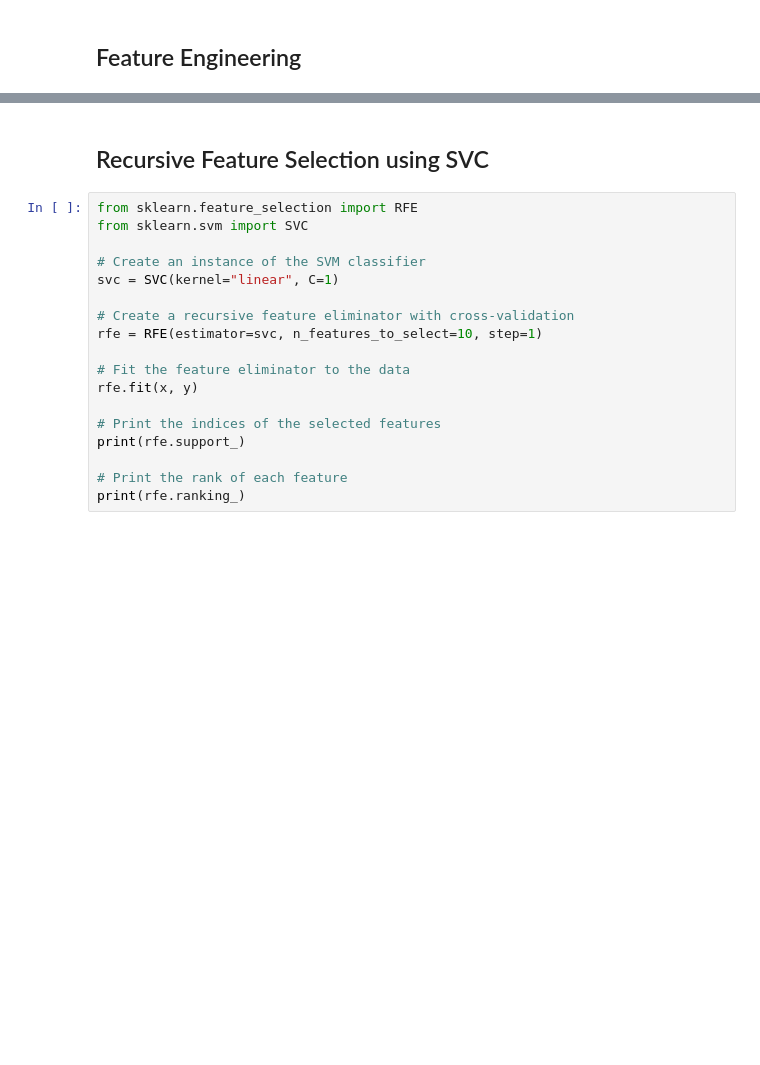
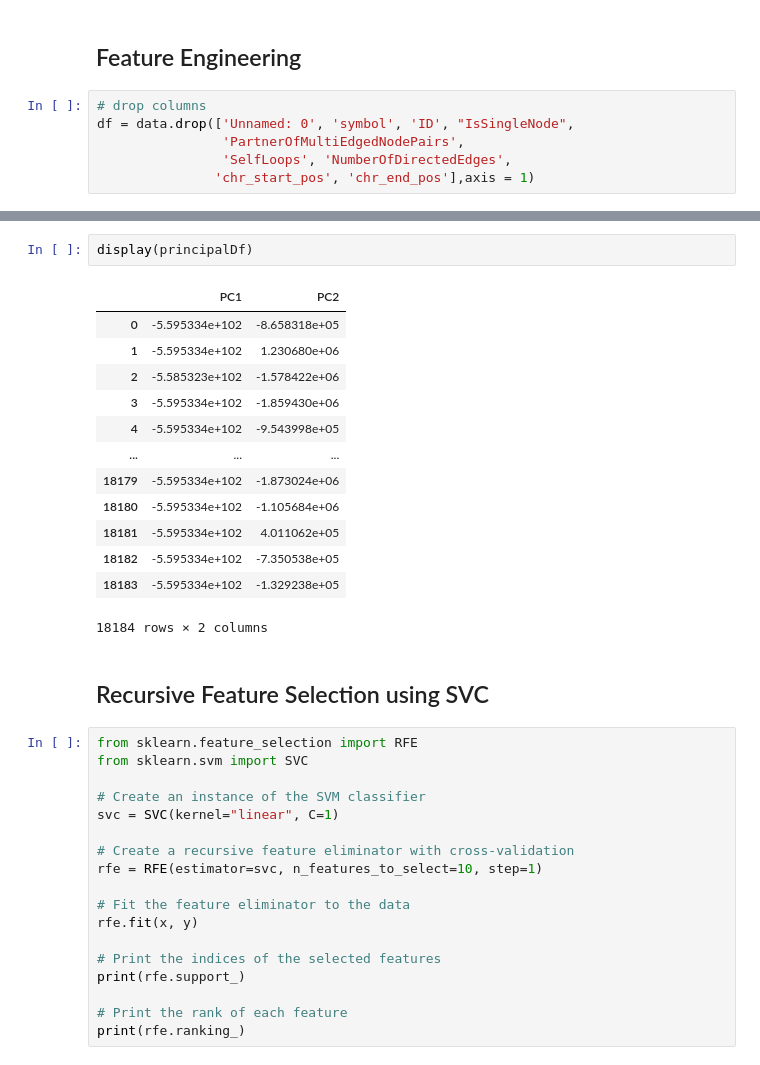
Before and after one commit to lynne104/csporjects, a Jupyter notebook: ML_project.ipynb, the cells around one changed output, grey strips where cells are left out. Cells and saved outputs as stored; diff of their text form; blank space fills up the shorter version.

```diff
--- a/ML_project.ipynb
+++ b/ML_project.ipynb
@@ -289,5 +364,11 @@ probs.to_csv('~/Desktop/my_data.csv', index=False)
 # %% [markdown]
 ## Feature Engineering
+# %%
+# drop columns
+df = data.drop(['Unnamed: 0', 'symbol', 'ID', "IsSingleNode",
+                'PartnerOfMultiEdgedNodePairs',
+                'SelfLoops', 'NumberOfDirectedEdges',
+               'chr_start_pos', 'chr_end_pos'],axis = 1)
 # %%
 # cluster visualization using PCA
 from sklearn.decomposition import PCA
@@ -313,3 +396,19 @@ ax.grid()
+# %%
+display(principalDf)
+# %% [output]
+|  | PC1 | PC2 |
+| 0 | -5.595334e+102 | -8.658318e+05 |
+| 1 | -5.595334e+102 | 1.230680e+06 |
+| 2 | -5.585323e+102 | -1.578422e+06 |
+| 3 | -5.595334e+102 | -1.859430e+06 |
+| 4 | -5.595334e+102 | -9.543998e+05 |
+| ... | ... | ... |
+| 18179 | -5.595334e+102 | -1.873024e+06 |
+| 18180 | -5.595334e+102 | -1.105684e+06 |
+| 18181 | -5.595334e+102 | 4.011062e+05 |
+| 18182 | -5.595334e+102 | -7.350538e+05 |
+| 18183 | -5.595334e+102 | -1.329238e+05 |
+18184 rows × 2 columns
 # %% [markdown]
 ## Recursive Feature Selection using SVC
 # %%
```
Also changed, not shown: parts of 19 cells of this notebook.
